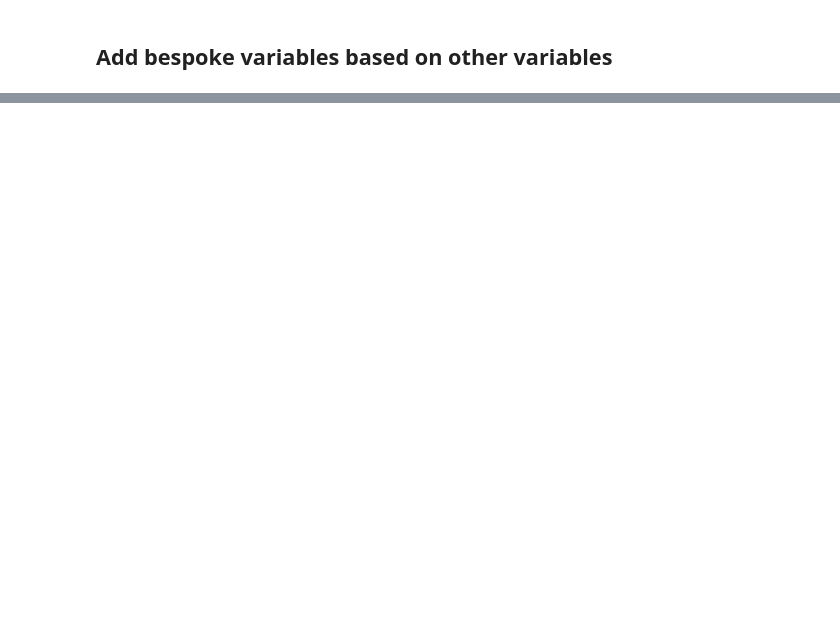
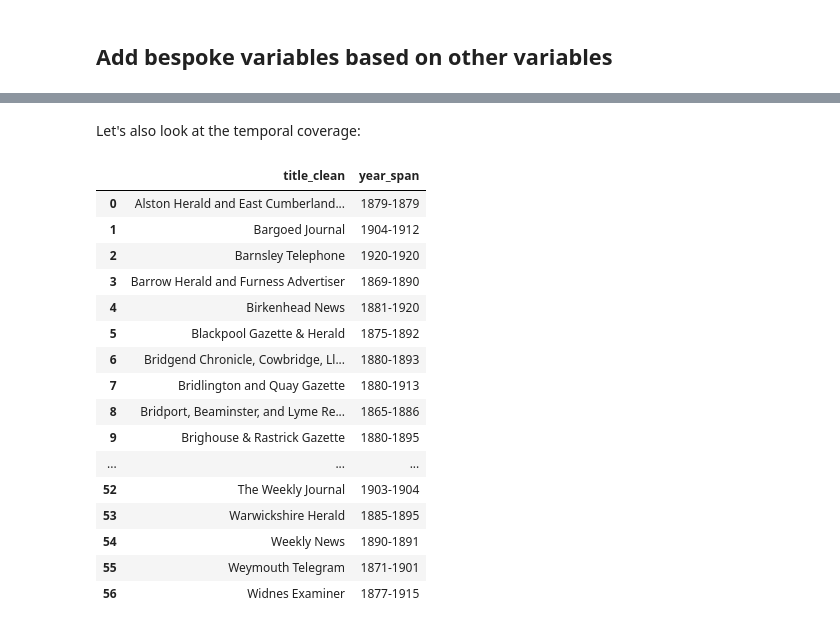
Before and after one commit to npedrazzini/lancaster-newspaper-workshop, a Jupyter notebook: news_text_1_manipulate_variables.ipynb, the cells around one changed output, grey strips where cells are left out. Cells and saved outputs as stored; diff of their text form; code cells hidden in the pictures; blank space fills up the shorter version.

```diff
--- a/news_text_1_manipulate_variables.ipynb
+++ b/news_text_1_manipulate_variables.ipynb
@@ -301,0 +523,25 @@ keyword_sample.to_csv('articles_sample.csv',index=False)
+# %% [markdown]
+Let's also look at the temporal coverage:
+# %%
+# finaldf[['title_clean','year']].groupby('title_clean').agg([min,max])
+yearsspans = df.groupby('title_clean')['year'].agg(earliest_year='min', latest_year='max').reset_index()
+yearsspans['year_span'] = yearsspans['earliest_year'].astype(str) + '-' + yearsspans['latest_year'].astype(str)
+yearsspans[['title_clean','year_span']]
+# %% [output]
+|  | title_clean | year_span |
+| 0 | Alston Herald and East Cumberland... | 1879-1879 |
+| 1 | Bargoed Journal | 1904-1912 |
+| 2 | Barnsley Telephone | 1920-1920 |
+| 3 | Barrow Herald and Furness Advertiser | 1869-1890 |
+| 4 | Birkenhead News | 1881-1920 |
+| 5 | Blackpool Gazette & Herald | 1875-1892 |
+| 6 | Bridgend Chronicle, Cowbridge, Ll... | 1880-1893 |
+| 7 | Bridlington and Quay Gazette | 1880-1913 |
+| 8 | Bridport, Beaminster, and Lyme Re... | 1865-1886 |
+| 9 | Brighouse & Rastrick Gazette | 1880-1895 |
+| ... | ... | ... |
+| 52 | The Weekly Journal | 1903-1904 |
+| 53 | Warwickshire Herald | 1885-1895 |
+| 54 | Weekly News | 1890-1891 |
+| 55 | Weymouth Telegram | 1871-1901 |
+| 56 | Widnes Examiner | 1877-1915 |
```
Also changed, not shown: parts of 81 cells of this notebook, 3 other files.
